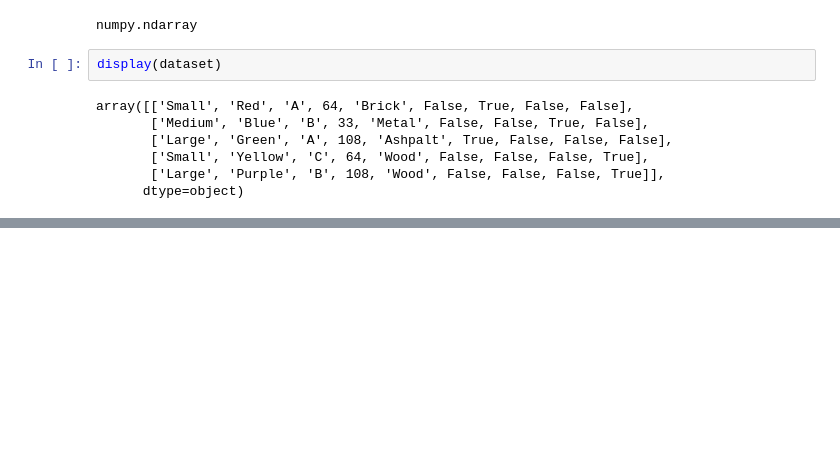
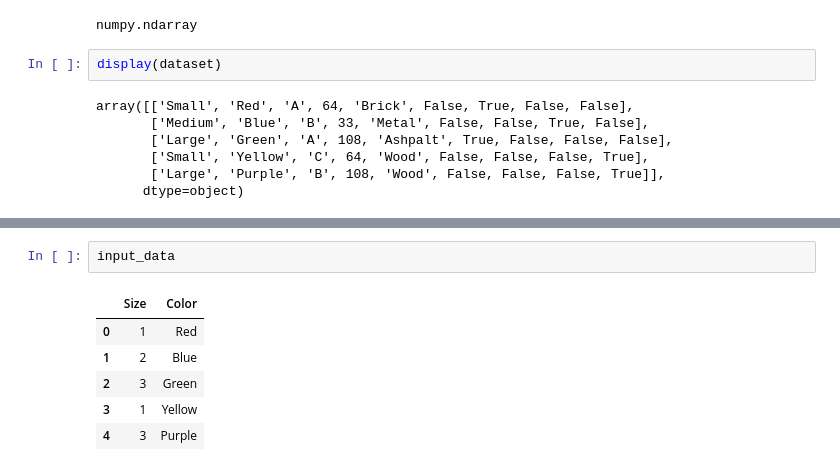
Before and after one commit to turnbullfordsdt/Main-DSDT-Example-Repo, a Jupyter notebook: Advanced ML/encoding.ipynb, the cells around one changed output, grey strips where cells are left out. Drawn from its saved outputs; the diff is of its cells as text; blank space fills up the shorter version.

```diff
--- a/Advanced ML/encoding.ipynb
+++ b/Advanced ML/encoding.ipynb
@@ -140,0 +169,9 @@ array([['Small', 'Red', 'A', 64, 'Brick', False, True, False, False],
+# %%
+input_data
+# %% [output]
+|  | Size | Color |
+| 0 | 1 | Red |
+| 1 | 2 | Blue |
+| 2 | 3 | Green |
+| 3 | 1 | Yellow |
+| 4 | 3 | Purple |
```
Also changed, not shown: parts of 10 cells of this notebook, 3 other files.
